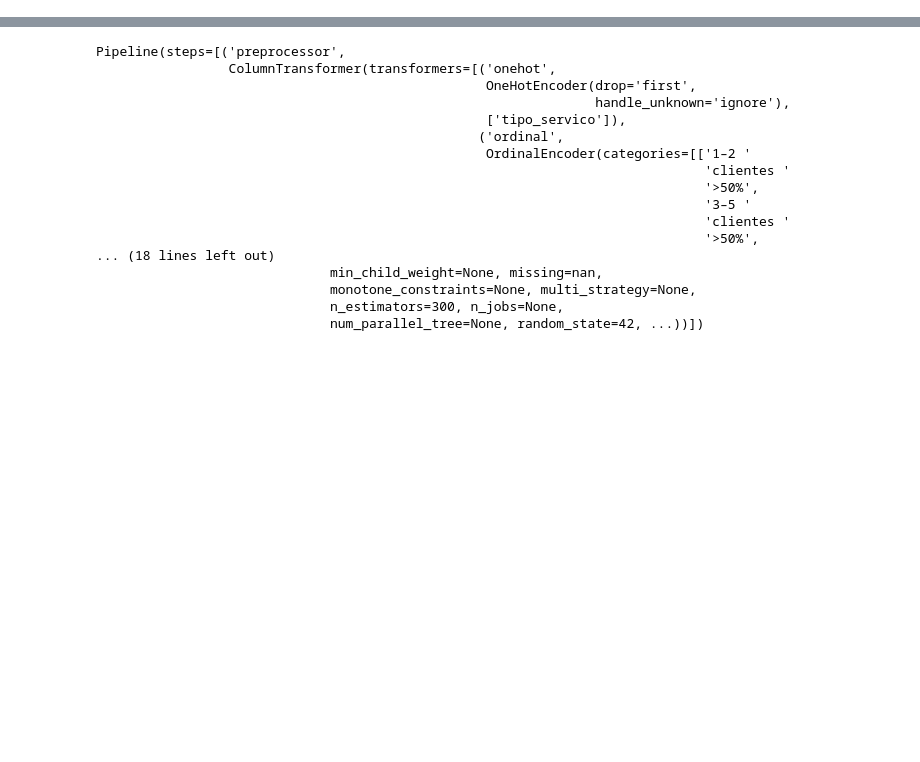
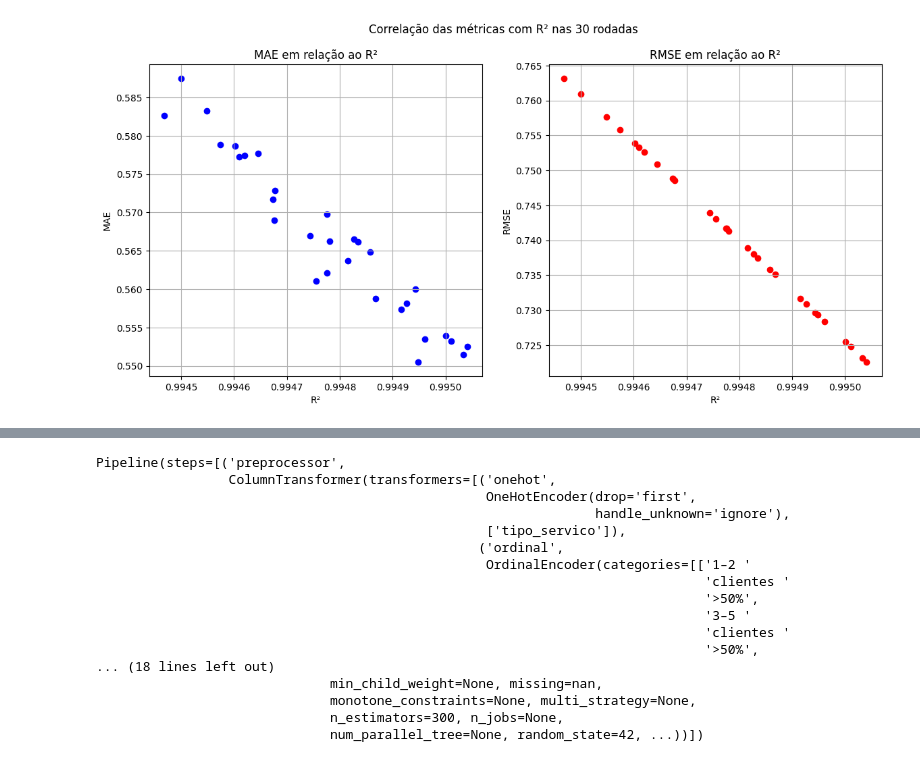
Before and after one commit to fhdataanalysis-projects/emprel_machinelearning, a Jupyter notebook: notebooks/best_model.ipynb, the cells around one changed output, grey strips where cells are left out. Drawn from its saved outputs; the diff is of its cells as text; code cells hidden in the pictures; blank space fills up the shorter version.

```diff
--- a/notebooks/best_model.ipynb
+++ b/notebooks/best_model.ipynb
@@ -0,0 +67,19 @@
+# %%
+fig, ax = plt.subplots(1, 2, figsize=(14,6))
+
+ax[0].scatter(resultados_test['R2'], resultados_test['MAE'], color='blue', label='MAE vs R²')
+ax[0].set_xlabel('R²')
+ax[0].set_ylabel('MAE')
+ax[0].set_title('MAE em relação ao R²')
+ax[0].grid(True)
+
+ax[1].scatter(resultados_test['R2'], resultados_test['RMSE'], color='red', label='RMSE vs R²')
+ax[1].set_xlabel('R²')
+ax[1].set_ylabel('RMSE')
+ax[1].set_title('RMSE em relação ao R²')
+ax[1].grid(True)
+
+plt.suptitle('Correlação das métricas com R² nas 30 rodadas')
+plt.show()
+# %% [output]
+[figure, added]
```
Also changed, not shown: parts of 7 cells of this notebook.
